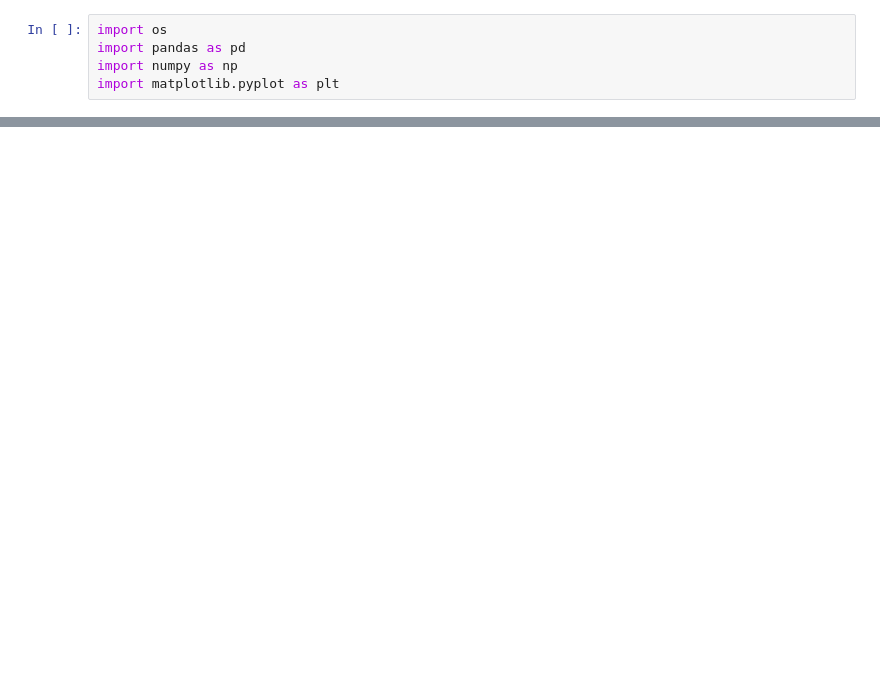
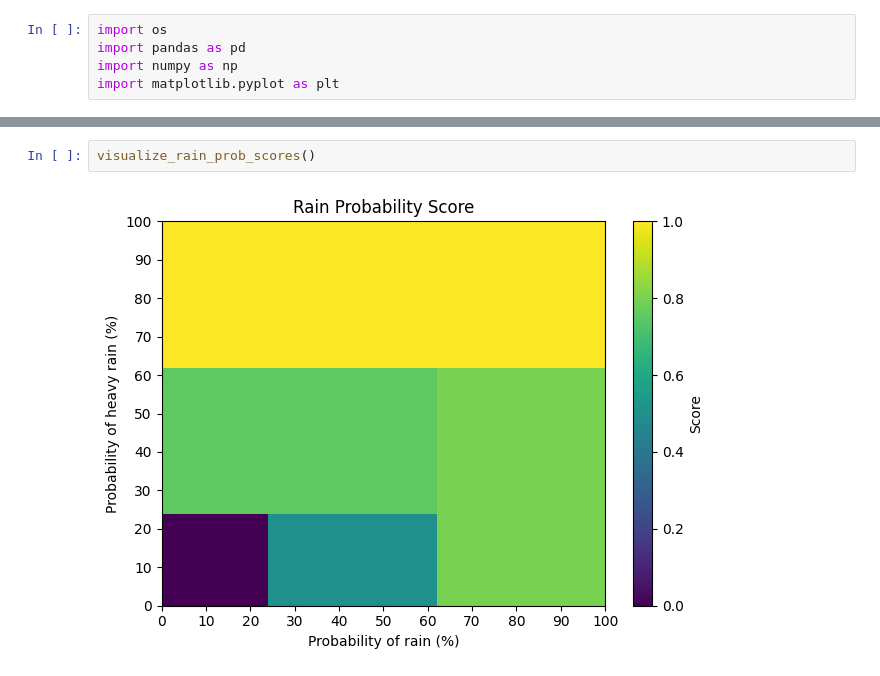
Before and after one commit to fclarke1/vis_forecast, a Jupyter notebook: notebooks/playground.ipynb, the cells around one changed output, grey strips where cells are left out. Saved outputs shown, nothing was run; the diff lists cells and outputs as text; blank space fills up the shorter version.

Commit message:
wind and rain prob score

```diff
--- a/notebooks/playground.ipynb
+++ b/notebooks/playground.ipynb
@@ -93,0 +55,4 @@ df_tmp[(df_tmp['location_name']=="falmouth")&(df_tmp["time"] >= time_now)]
+# %%
+visualize_rain_prob_scores()
+# %% [output]
+[figure, added]
```
Also changed, not shown: parts of 11 cells of this notebook, 5 other files.
